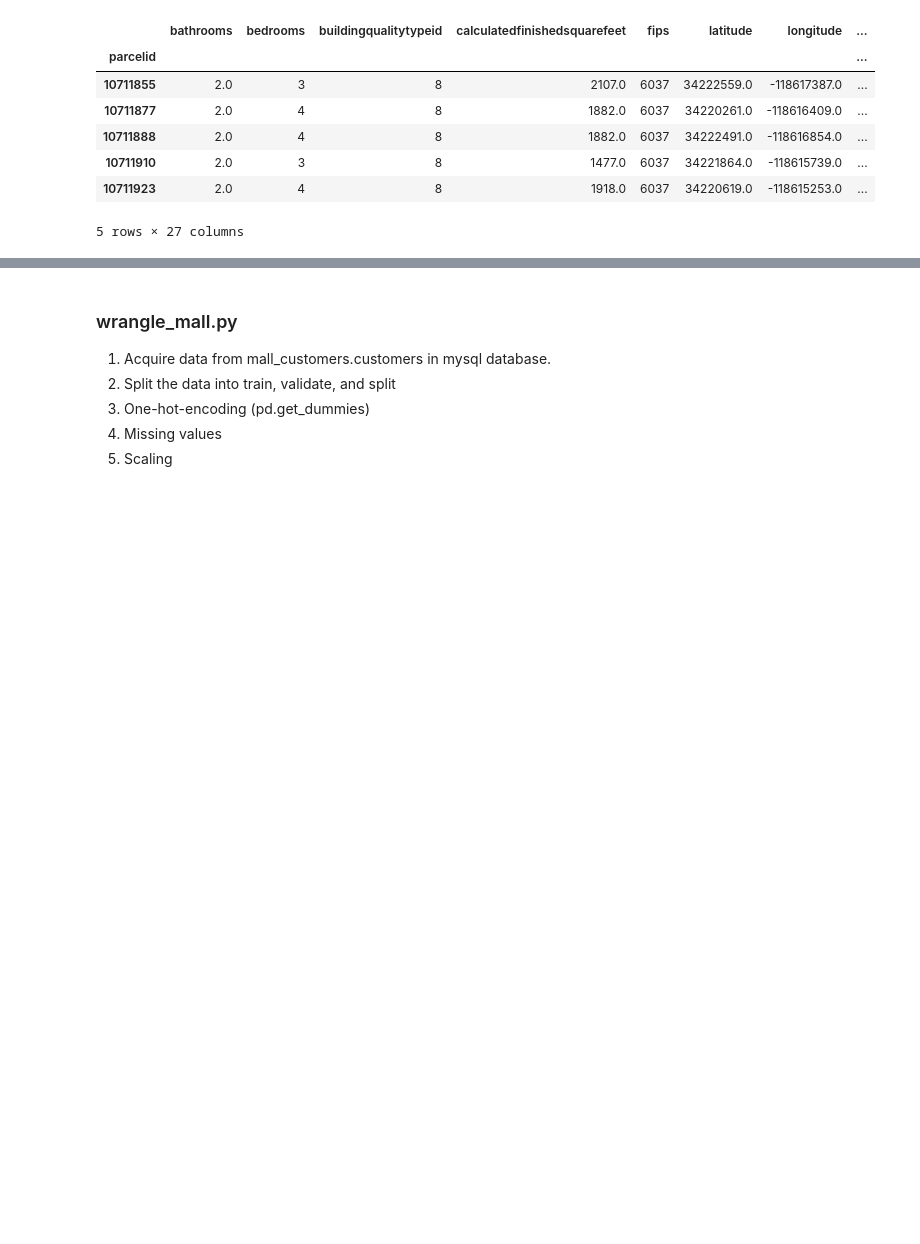
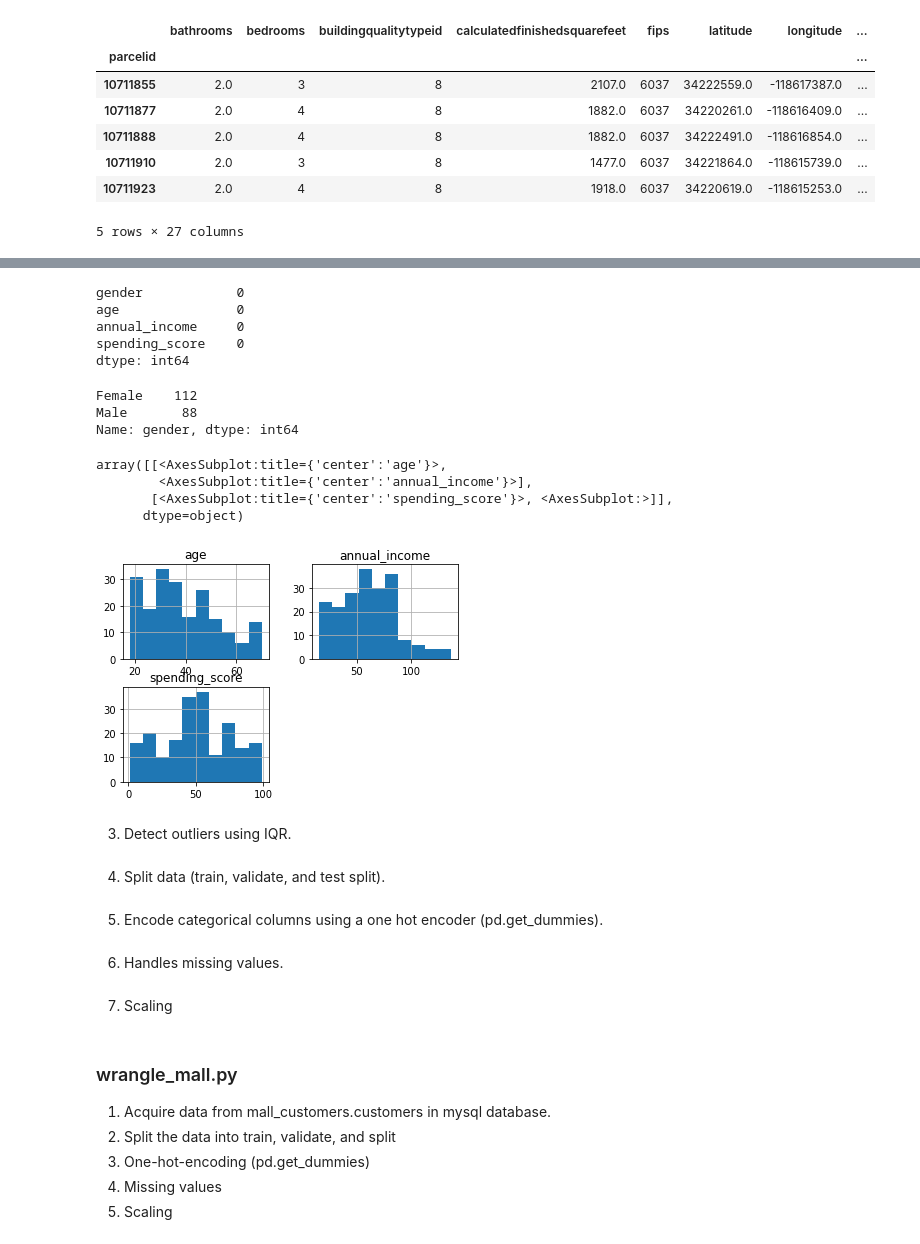
Before and after one commit to o0amandagomez0o/clustering-exercises, a Jupyter notebook: zillow.ipynb, the cells around one changed output, grey strips where cells are left out. Saved outputs shown, nothing was run; the diff lists cells and outputs as text; code cells hidden in the pictures; blank space fills up the shorter version.

```diff
--- a/zillow.ipynb
+++ b/zillow.ipynb
@@ -1248,0 +1243,2 @@ df.head()
+# %%
+mall = acq.get_mall()
@@ -1248,0 +1256,2 @@ df.head()
+# %%
+mall = mall.set_index("customer_id")
@@ -1249,3 +1288,35 @@ df.head()
+# %%
+mall.isnull().sum()
+# %% [output]
+gender            0
+age               0
+annual_income     0
+spending_score    0
+dtype: int64
+# %%
+mall.gender.value_counts()
+# %% [output]
+Female    112
+Male       88
+Name: gender, dtype: int64
+# %%
+mall.hist()
+# %% [output]
+array([[<AxesSubplot:title={'center':'age'}>,
+        <AxesSubplot:title={'center':'annual_income'}>],
+       [<AxesSubplot:title={'center':'spending_score'}>, <AxesSubplot:>]],
+      dtype=object)
+[figure, added]
+# %% [markdown]
+3. Detect outliers using IQR.
+# %% [markdown]
+4. Split data (train, validate, and test split).
+# %% [markdown]
+5. Encode categorical columns using a one hot encoder (pd.get_dummies).
+# %% [markdown]
+6. Handles missing values.
+# %% [markdown]
+7. Scaling
 # %% [markdown]
 ### wrangle_mall.py
 
```
Also changed, not shown: parts of 7 cells of this notebook, 1 other file.
